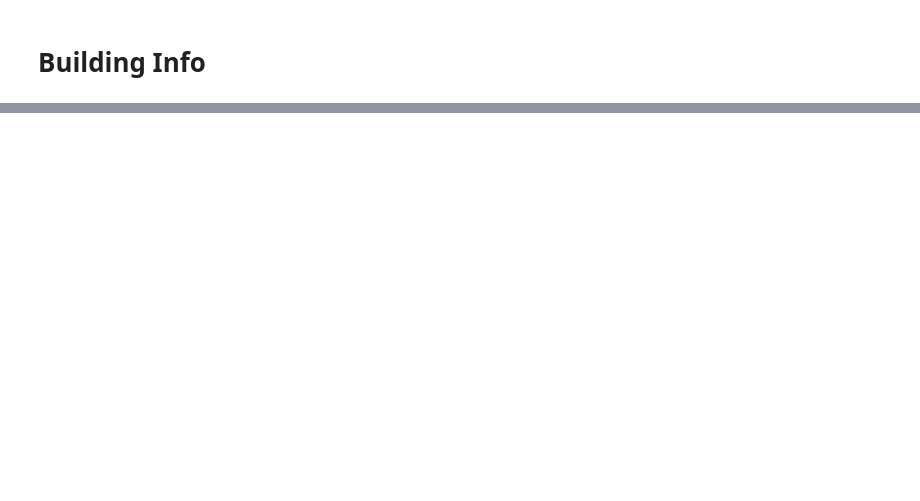
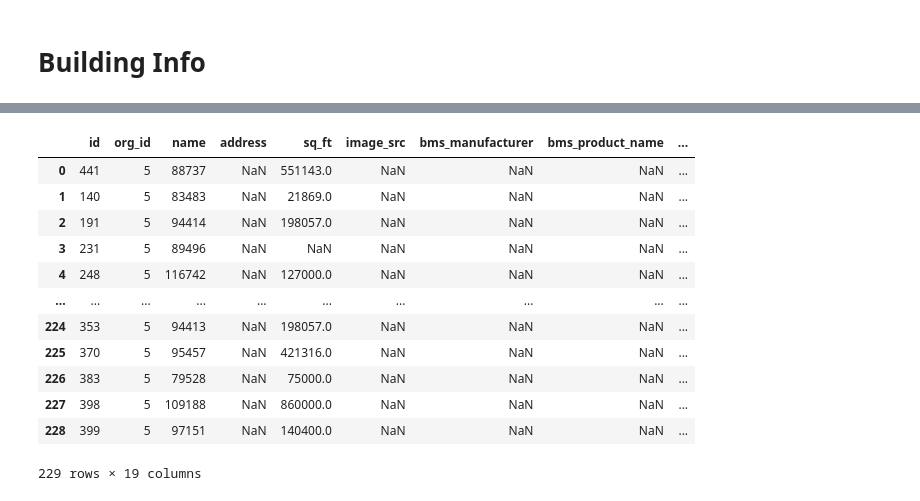
Before and after one commit to PengkunLiu/RTEM_CMU, a Jupyter notebook: RTEM Jupyter Notebook/EUI-elec.ipynb, the cells around one changed output, grey strips where cells are left out. Cells and saved outputs as stored; diff of their text form; code cells hidden in the pictures; blank space fills up the shorter version.

```diff
--- a/RTEM Jupyter Notebook/EUI-elec.ipynb
+++ b/RTEM Jupyter Notebook/EUI-elec.ipynb
@@ -280,0 +402,4 @@ bdgs_df.to_csv(filename, index=False)
+# %%
+bdgs_df.drop('btu_sqft', inplace=True, axis=1)
+# %%
+bdgs_df.drop('EUI_elec', inplace=True, axis=1)
@@ -280,0 +422,6 @@ bdgs_df.to_csv(filename, index=False)
+# %%
+cols = data_elec_by_bdgs.columns[1:]
+for col in cols:
+    E_total = data_elec_by_bdgs[col].mean() * 365 * 24 * 3.412
+    EUI = E_total / bdgs_df[bdgs_df.id == col]['sq_ft']
+    bdgs_df.loc[bdgs_df.id == col, 'EUI_elec'] = EUI
@@ -280,0 +432,18 @@ bdgs_df.to_csv(filename, index=False)
+# %%
+bdgs_df['EUI'] = bdgs_df['EUI_elec'].fillna(0) + bdgs_df['EUI_gas'].fillna(0)
+# %%
+bdgs_df
+# %% [output]
+|  | id | org_id | name | address | sq_ft | image_src | bms_manufacturer | bms_product_name | ... |
+| 0 | 441 | 5 | 88737 | NaN | 551143.0 | NaN | NaN | NaN | ... |
+| 1 | 140 | 5 | 83483 | NaN | 21869.0 | NaN | NaN | NaN | ... |
+| 2 | 191 | 5 | 94414 | NaN | 198057.0 | NaN | NaN | NaN | ... |
+| 3 | 231 | 5 | 89496 | NaN | NaN | NaN | NaN | NaN | ... |
+| 4 | 248 | 5 | 116742 | NaN | 127000.0 | NaN | NaN | NaN | ... |
+| ... | ... | ... | ... | ... | ... | ... | ... | ... | ... |
+| 224 | 353 | 5 | 94413 | NaN | 198057.0 | NaN | NaN | NaN | ... |
+| 225 | 370 | 5 | 95457 | NaN | 421316.0 | NaN | NaN | NaN | ... |
+| 226 | 383 | 5 | 79528 | NaN | 75000.0 | NaN | NaN | NaN | ... |
+| 227 | 398 | 5 | 109188 | NaN | 860000.0 | NaN | NaN | NaN | ... |
+| 228 | 399 | 5 | 97151 | NaN | 140400.0 | NaN | NaN | NaN | ... |
+229 rows × 19 columns
```
Also changed, not shown: parts of 48 cells of this notebook, 6 other files.
